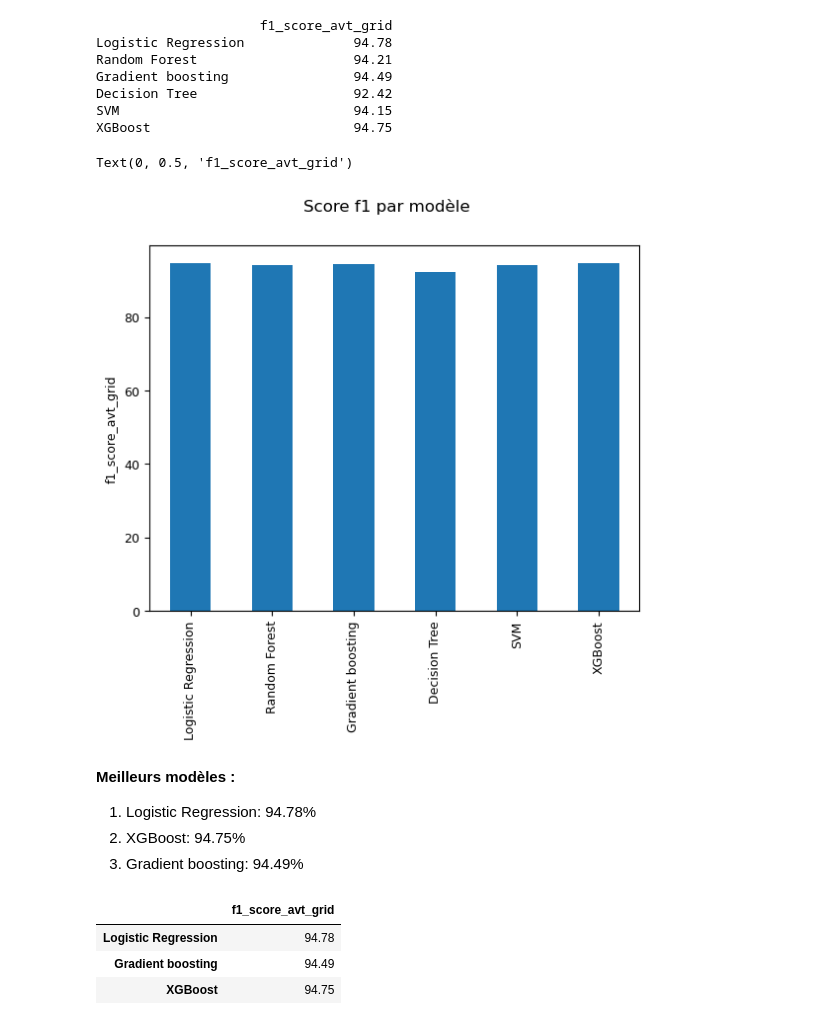
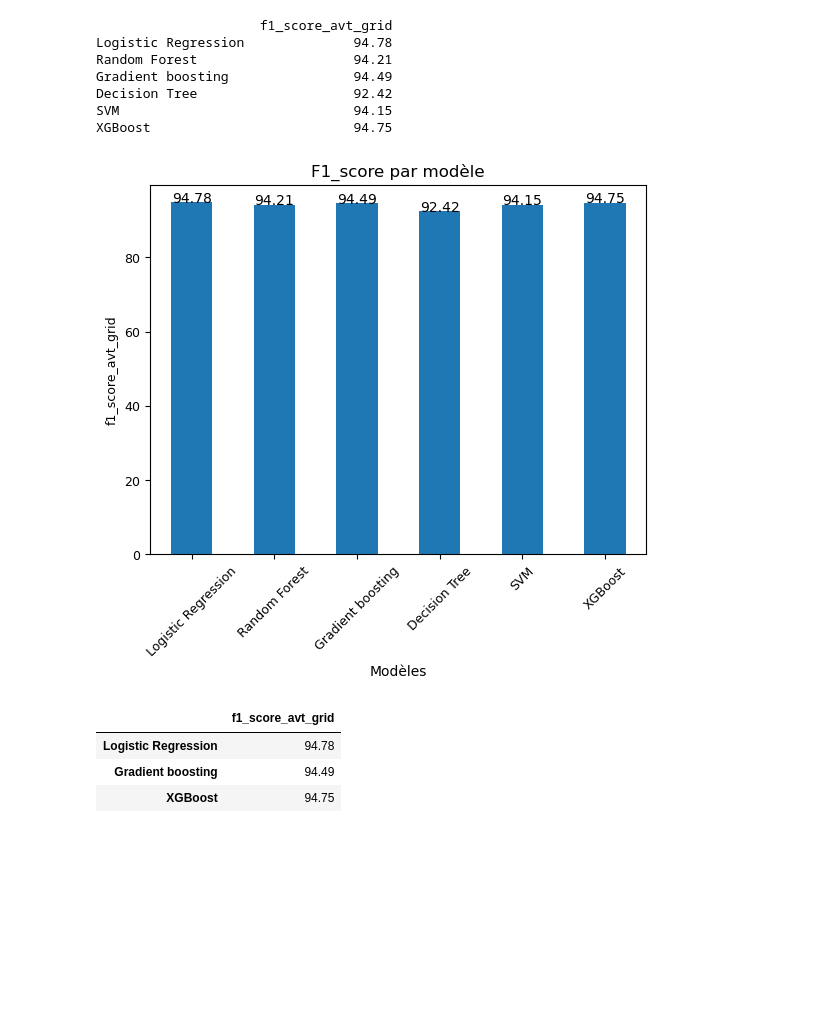
Before and after one commit to julieVVN/Classification, a Jupyter notebook: notebooks/projet4_classif_modelisation.ipynb, the cells around one changed output. Saved outputs shown, nothing was run; the diff lists cells and outputs as text; code cells hidden in the pictures; blank space fills up the shorter version.

```diff
--- a/notebooks/projet4_classif_modelisation.ipynb
+++ b/notebooks/projet4_classif_modelisation.ipynb
@@ -122,18 +171,24 @@ Gradient boosting                94.49
 Decision Tree                    92.42
 SVM                              94.15
 XGBoost                          94.75
-# %%
-plt.suptitle('Score f1 par modèle')
-f1_score_avt_gscv['f1_score_avt_grid'].plot.bar(rot=90,fontsize=9)
-plt.ylabel("f1_score_avt_grid",fontsize=9)
-# %% [output]
-Text(0, 0.5, 'f1_score_avt_grid')
-[figure, removed]
-# %% [markdown]
-**Meilleurs modèles :** <br>
-1. Logistic Regression: 94.78% <br>
-2. XGBoost: 94.75% <br>
-3. Gradient boosting: 94.49%
+# %%
+# Représentation F1_score par modèle
+
+def add_value_label(x_list,y_list):
+    for i in range(0, len(x_list)):
+        plt.text(i,y_list[i],y_list[i], ha="center")
+
+f1_score = results
+modeles = ['Logistic Regression','Random Forest','Gradient boosting','Decision Tree','SVM','XGBoost']
+
+plt.title("F1_score par modèle")
+f1_score_avt_gscv['f1_score_avt_grid'].plot.bar(rot=45,fontsize=9)
+add_value_label(modeles,f1_score)
+plt.ylabel("f1_score_avt_grid",fontsize=9)
+plt.xlabel("Modèles")
+plt.show()
+# %% [output]
+[figure, added]
 # %%
 f1_score_avt_gscv_best = f1_score_avt_gscv.loc[["Logistic Regression", "Gradient boosting", "XGBoost"]]
 # %%
```
Also changed, not shown: parts of 33 cells of this notebook, 1 other file.
